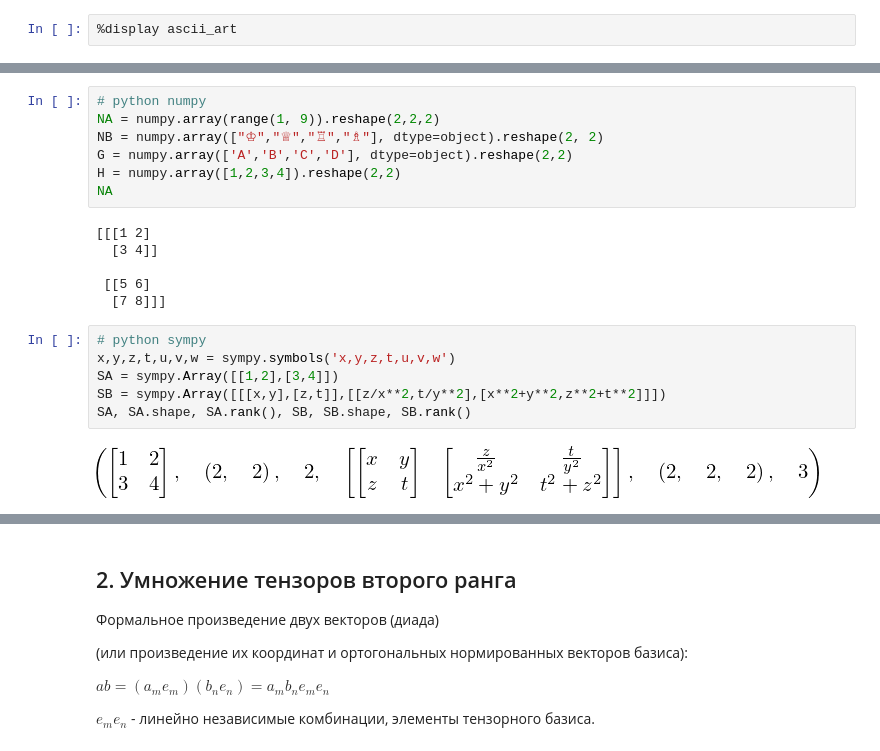
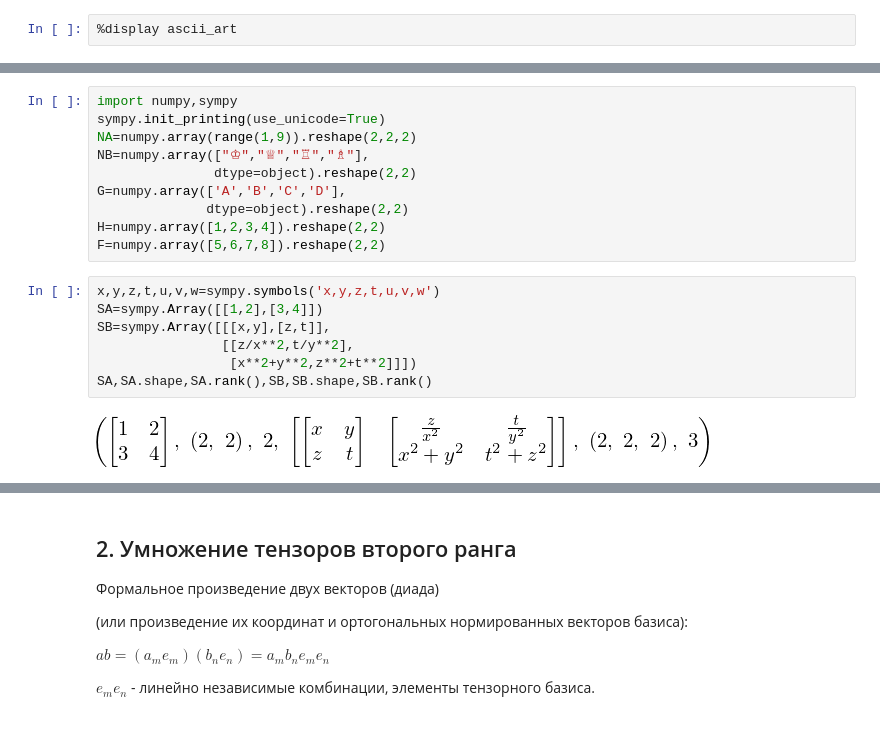
Before and after one commit to OlgaBelitskaya/linear_algebra_practice, a Jupyter notebook: work1_14.ipynb, the cells around one changed output, grey strips where cells are left out. Cells and saved outputs as stored; diff of their text form.

```diff
--- a/work1_14.ipynb
+++ b/work1_14.ipynb
@@ -97,23 +98,21 @@ for el in L: pretty_print(el)
 [ B1 = 4 e_0 - 5 e_1 + 6 e_2, ( 1, 0 ) ]
 [ B2 = -3 e_0 + e_1 + 2 e_2, ( 1, 0 ) ]
 # %%
-# python numpy
-NA = numpy.array(range(1, 9)).reshape(2,2,2)
-NB = numpy.array(["♔","♕","♖","♗"], dtype=object).reshape(2, 2)
-G = numpy.array(['A','B','C','D'], dtype=object).reshape(2,2)
-H = numpy.array([1,2,3,4]).reshape(2,2)
-NA
+import numpy,sympy
+sympy.init_printing(use_unicode=True)
+NA=numpy.array(range(1,9)).reshape(2,2,2)
+NB=numpy.array(["♔","♕","♖","♗"],
+               dtype=object).reshape(2,2)
+G=numpy.array(['A','B','C','D'],
+              dtype=object).reshape(2,2)
+H=numpy.array([1,2,3,4]).reshape(2,2)
+F=numpy.array([5,6,7,8]).reshape(2,2)
-# %% [output]
-[[[1 2]
-  [3 4]]
-
- [[5 6]
-  [7 8]]]
 # %%
-# python sympy
-x,y,z,t,u,v,w = sympy.symbols('x,y,z,t,u,v,w')
-SA = sympy.Array([[1,2],[3,4]])
-SB = sympy.Array([[[x,y],[z,t]],[[z/x**2,t/y**2],[x**2+y**2,z**2+t**2]]])
-SA, SA.shape, SA.rank(), SB, SB.shape, SB.rank()
+x,y,z,t,u,v,w=sympy.symbols('x,y,z,t,u,v,w')
+SA=sympy.Array([[1,2],[3,4]])
+SB=sympy.Array([[[x,y],[z,t]],
+                [[z/x**2,t/y**2],
+                 [x**2+y**2,z**2+t**2]]])
+SA,SA.shape,SA.rank(),SB,SB.shape,SB.rank()
 # %% [output]
-[figure, old version]
+[figure, new version]
```
Also changed, not shown: parts of 30 cells of this notebook.
